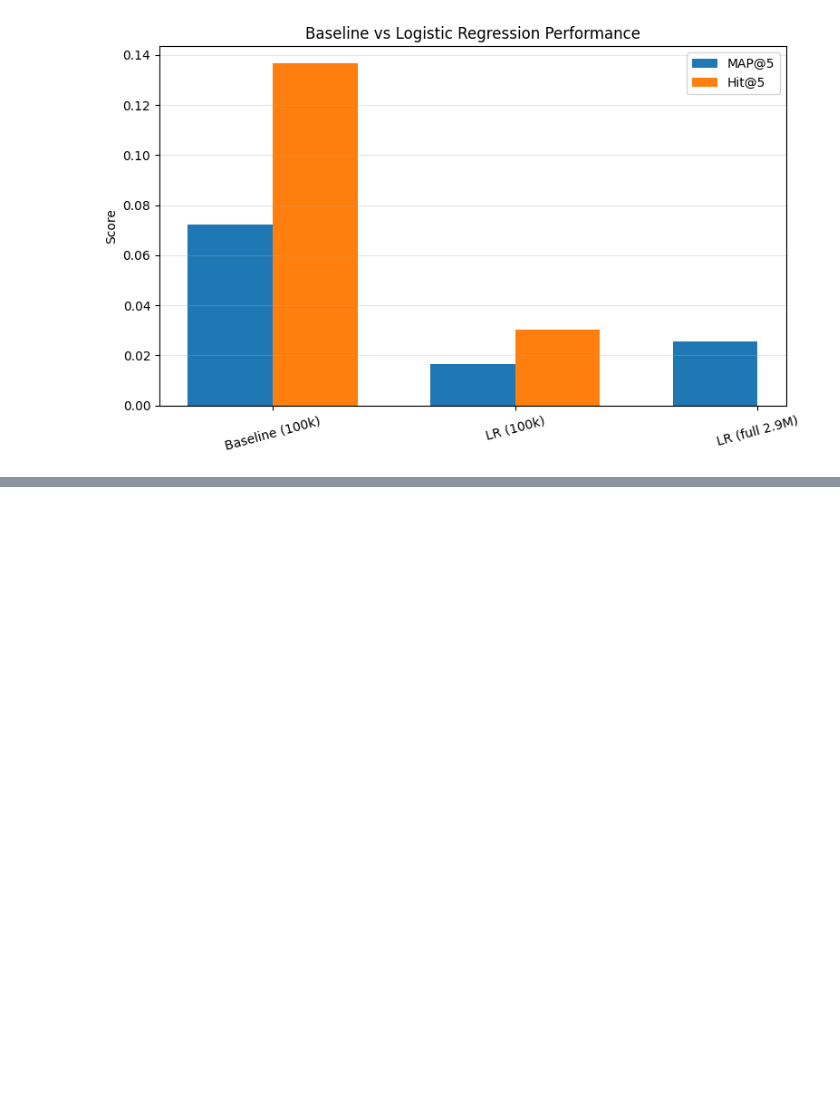
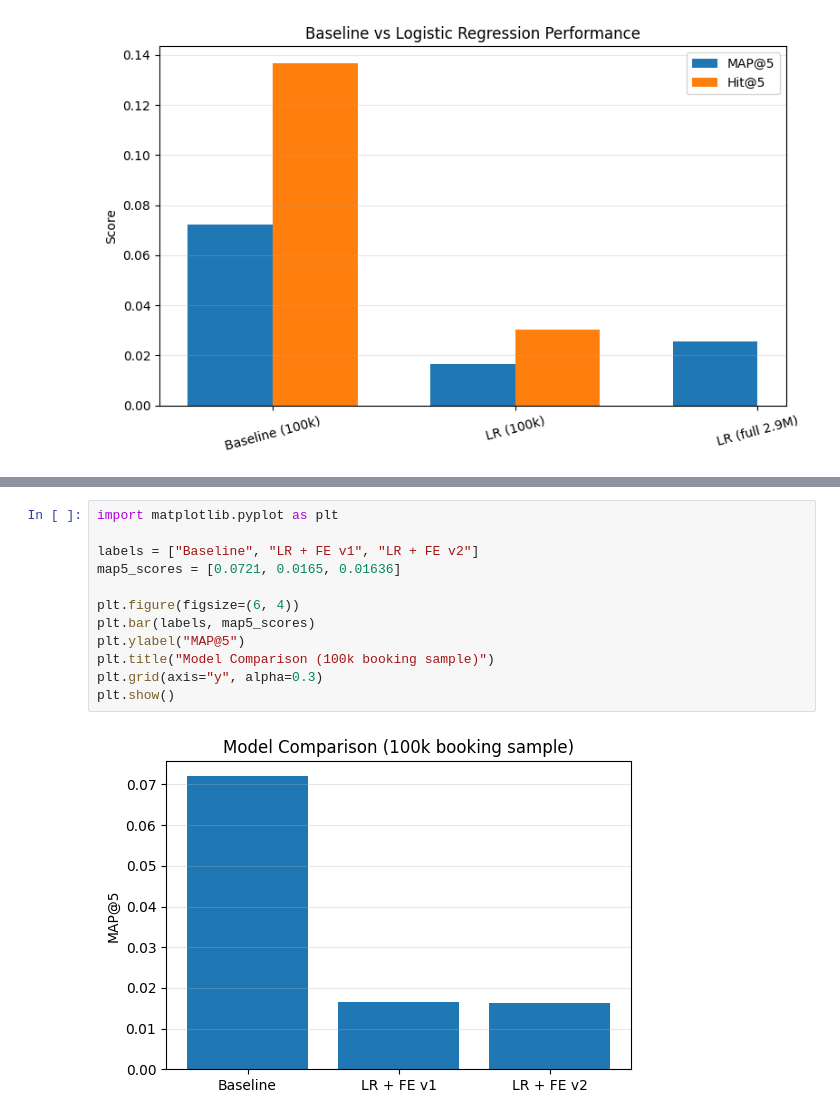
Before and after one commit to hallothere/ml_project, a Jupyter notebook: notebooks/model_logreg_v1.ipynb, the cells around one changed output, grey strips where cells are left out. Cells and saved outputs as stored; diff of their text form; blank space fills up the shorter version.

Commit message:
Finalize LR (SGD) results: FE v1 vs FE v2 vs baseline

```diff
--- a/notebooks/model_logreg_v1.ipynb
+++ b/notebooks/model_logreg_v1.ipynb
@@ -260,0 +380,14 @@ plt.show()
+# %%
+import matplotlib.pyplot as plt
+
+labels = ["Baseline", "LR + FE v1", "LR + FE v2"]
+map5_scores = [0.0721, 0.0165, 0.01636]
+
+plt.figure(figsize=(6, 4))
+plt.bar(labels, map5_scores)
+plt.ylabel("MAP@5")
+plt.title("Model Comparison (100k booking sample)")
+plt.grid(axis="y", alpha=0.3)
+plt.show()
+# %% [output]
+[figure, added]
```
Also changed, not shown: parts of 15 cells of this notebook.
